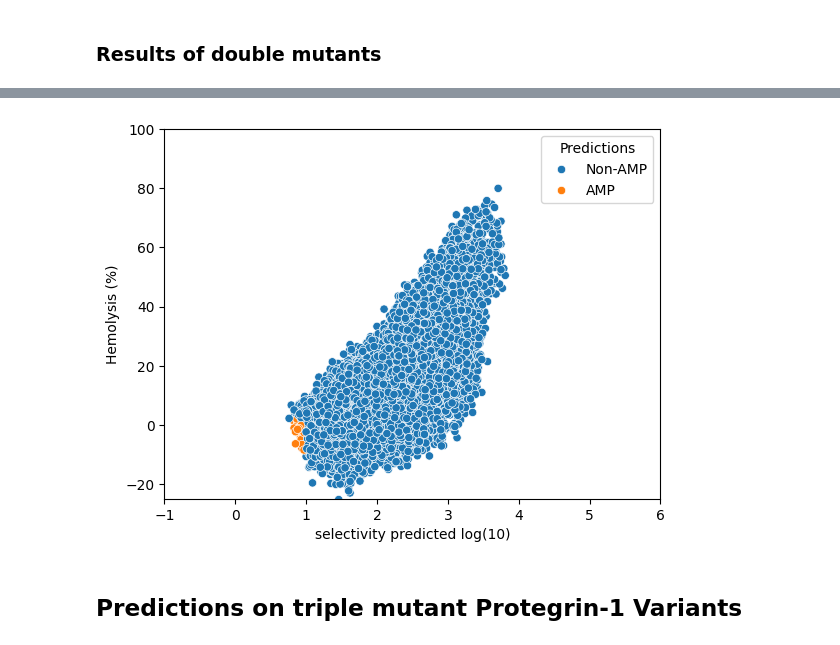
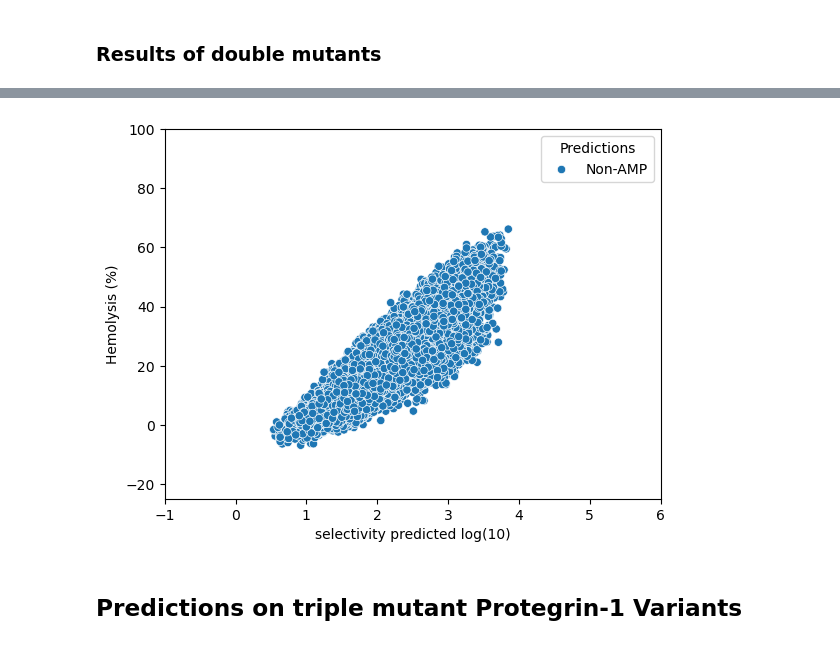
Before and after one commit to ziul-bio/DMS_ML_AMP, a Jupyter notebook: 07_AMP_predictions_v02.ipynb, the cells around one changed output, grey strips where cells are left out. Saved outputs shown, nothing was run; the diff lists cells and outputs as text; code cells hidden in the pictures.

```diff
--- a/07_AMP_predictions_v02.ipynb
+++ b/07_AMP_predictions_v02.ipynb
@@ -31,3 +21,15 @@ model_SVR15_sel = joblib.load('models/model_v02_SVR15_esm2_15B_selectivity_regre
+# %%
+# load PCA weights and models for activity prediction
+pca_mic = joblib.load('models/pca30_weights_v03_mic.pkl') # mic
+model_mic = joblib.load('models/model_v03_GNB30_esm2_15B_activity_classification.pkl')
+
+# load PCA weights and models for selectivity prediction
+pca_sel = joblib.load('models/pca15_weights_v03_sel.pkl') # sel
+model_sel = joblib.load('models/model_v03_SVR15_esm2_15B_selectivity_regression.pkl')
+
+# load PCA weights and models for hemolysis prediction
+pca_hemo = joblib.load('models/pca25_weights_v03_hemo.pkl') # hemo
+model_hemo = joblib.load('models/model_v03_Lasso25_esm2_15B_hemolysis_regression.pkl')
 # %% [markdown]
 ## Predictions on single mutation Protegrin-1 Variants
 # %%
@@ -275,8 +279,8 @@ features.head()
 res_mic = df.iloc[:,0:1].copy()
 
 # calculates the probability of being active
-X30 = pca30.transform(features)
-prob= model_logR30_mic.predict_proba(X30)
+X = pca_mic.transform(features)
+prob= model_mic.predict_proba(X)
 prob= [(x[1]*100).round(2) for x in prob]
 
 res_mic['MIC_8_prob']= prob
@@ -292,10 +296,10 @@ print(f"{res_mic.query('MIC_8_prob > 90').shape[0]} peptides with probability ==
 res_sel = df.iloc[:,0:1].copy()
 
 # calculates the the selectivity score
-X15 = pca15.transform(features)
-prob= model_SVR15_sel.predict(X15)
+X = pca_sel.transform(features)
+prob= model_sel.predict(X)
 res_sel['selectivity_pred']= prob.round(2)
 
 #number of peptides with selectivity score < 0.8
-print(f"{res_sel.query('selectivity_pred < 0.8').shape[0]} peptides with selectivity score < 0.8")
+print(f"{res_sel.query('selectivity_pred < 0.5').shape[0]} peptides with selectivity score < 0.5")
 # %% [output]
@@ -307,8 +311,8 @@ print(f"{res_sel.query('selectivity_pred < 0.8').shape[0]} peptides with selecti
 res_hemo = df.iloc[:,0:1].copy()
 
 # calculates the the hemolysis score
-X30 = pca30.transform(features)
-pred= model_SVR30_hemo.predict(X30)
+X = pca_hemo.transform(features)
+pred= model_hemo.predict(X)
 res_hemo['hemolysis_pred']= pred.round(2)
 
 #number of peptides with hemolysis score < 1
@@ -364,15 +368,15 @@ plt.show()
 # %%
-color2 = results.apply(lambda x: 'AMP' if x['selectivity_pred'] < 1 and x['hemolysis_pred'] <=2 else 'Non-AMP', axis=1).values
+color2 = results.apply(lambda x: 'AMP' if x['selectivity_pred'] < 0.5 and x['hemolysis_pred'] <=2 else 'Non-AMP', axis=1).values
 
 sns.scatterplot(data=results, x='selectivity_pred', y='hemolysis_pred', hue=color2)
 plt.ylabel('Hemolysis (%)')
 plt.xlabel('selectivity predicted log(10)')
 plt.legend(loc='upper right')
 plt.ylim(-25,100)
 plt.xlim(-1,6)
 plt.legend(title= "Predictions")
 plt.show()
 # %% [output]
-[figure, old version]
+[figure, new version]
 # %%
 # saving results
```
Also changed, not shown: parts of 67 cells of this notebook, 10 other files.
